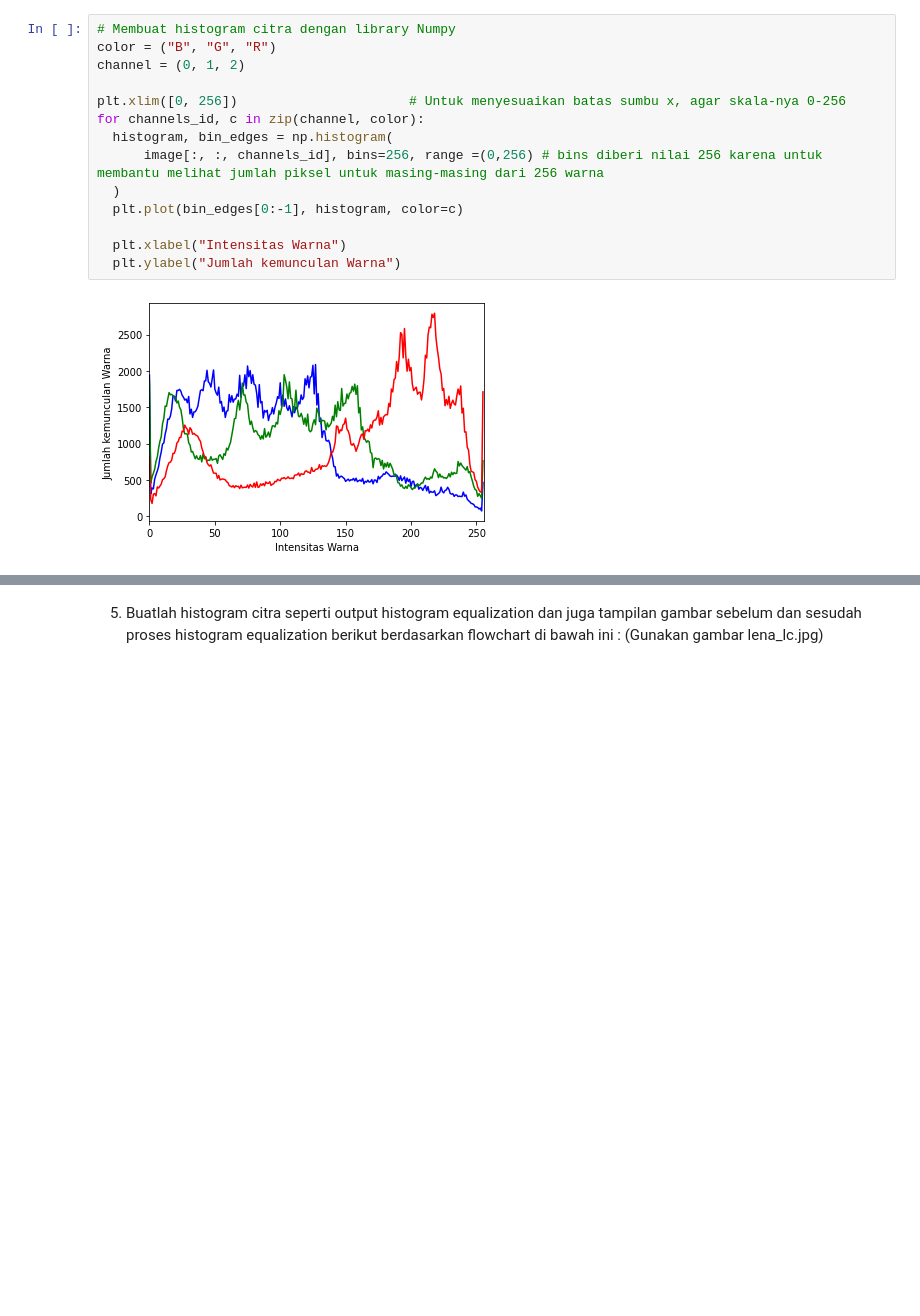
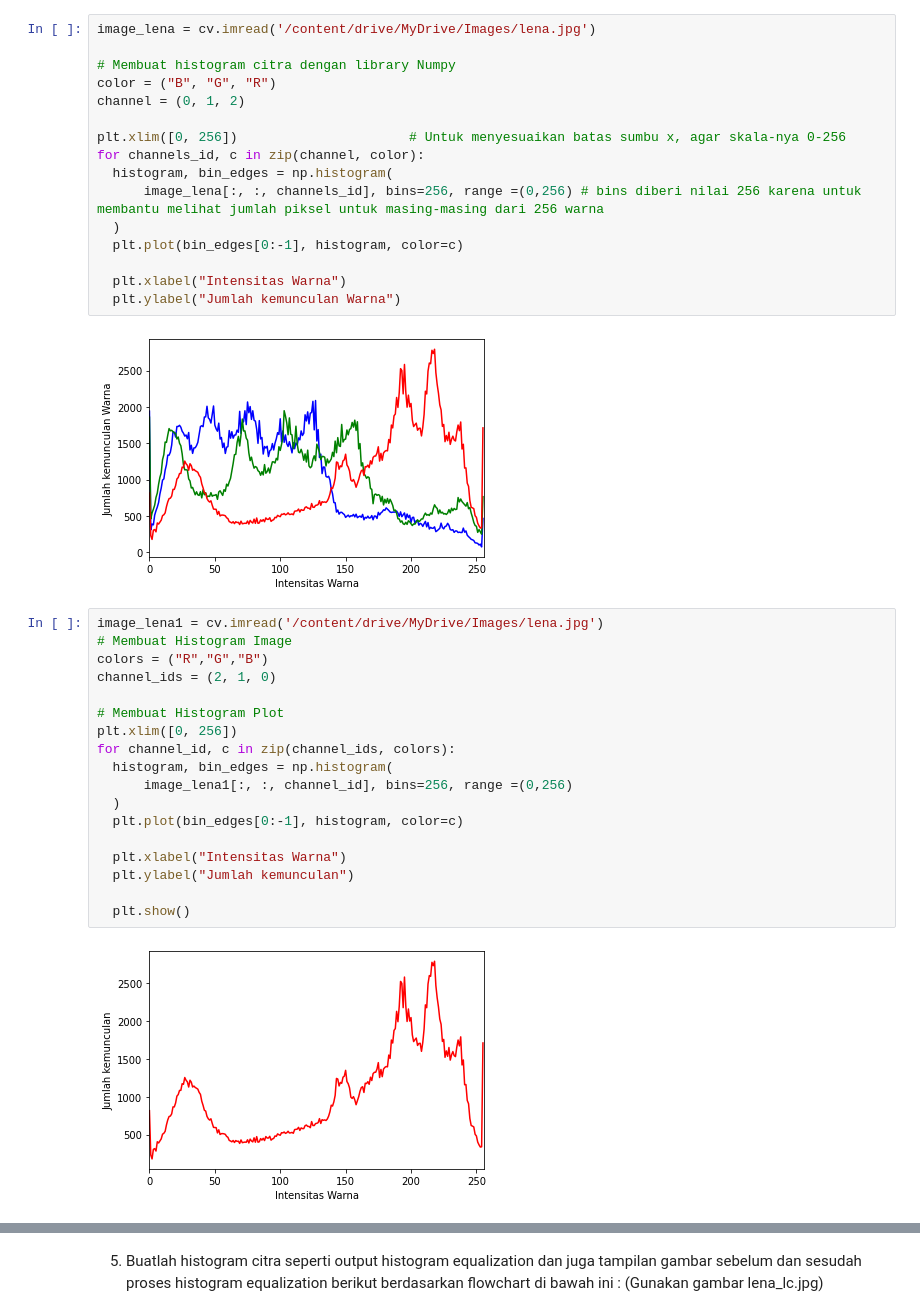
Before and after one commit to ardilalukita14/Genap-21-22, a Jupyter notebook: Week6.ipynb, the cells around one changed output, grey strips where cells are left out. Cells and saved outputs as stored; diff of their text form; blank space fills up the shorter version.

```diff
--- a/Week6.ipynb
+++ b/Week6.ipynb
@@ -78,6 +78,8 @@ Histogram dari Image Lena
 # %% [markdown]
 4. Setelah mengerjakan soal no. 3, buatlah histogram citra yang sama akan tetapi menggunakan library yang dimiliki oleh NumPy yaitu “histogram”. Bandingkan hasilnya. Apakah output muncul sama?
 # %%
+image_lena = cv.imread('/content/drive/MyDrive/Images/lena.jpg')
+
 # Membuat histogram citra dengan library Numpy
 color = ("B", "G", "R")
 channel = (0, 1, 2)
@@ -85,7 +87,7 @@ channel = (0, 1, 2)
 plt.xlim([0, 256])                      # Untuk menyesuaikan batas sumbu x, agar skala-nya 0-256
 for channels_id, c in zip(channel, color):
   histogram, bin_edges = np.histogram(
-      image[:, :, channels_id], bins=256, range =(0,256) # bins diberi nilai 256 karena untuk membantu melihat jumlah piksel untuk masing-masing dari 256 warna
+      image_lena[:, :, channels_id], bins=256, range =(0,256) # bins diberi nilai 256 karena untuk membantu melihat jumlah piksel untuk masing-masing dari 256 warna
   )
   plt.plot(bin_edges[0:-1], histogram, color=c)
 
@@ -93,3 +95,23 @@ for channels_id, c in zip(channel, color):
   plt.ylabel("Jumlah kemunculan Warna")
 # %% [output]
 [figure]
+# %%
+image_lena1 = cv.imread('/content/drive/MyDrive/Images/lena.jpg')
+# Membuat Histogram Image
+colors = ("R","G","B")
+channel_ids = (2, 1, 0)
+
+# Membuat Histogram Plot
+plt.xlim([0, 256])
+for channel_id, c in zip(channel_ids, colors):
+  histogram, bin_edges = np.histogram(
+      image_lena1[:, :, channel_id], bins=256, range =(0,256)
+  )
+  plt.plot(bin_edges[0:-1], histogram, color=c)
+
+  plt.xlabel("Intensitas Warna")
+  plt.ylabel("Jumlah kemunculan")
+
+  plt.show()
+# %% [output]
+[figure, added]
```
Also changed, not shown: parts of 8 cells of this notebook.
